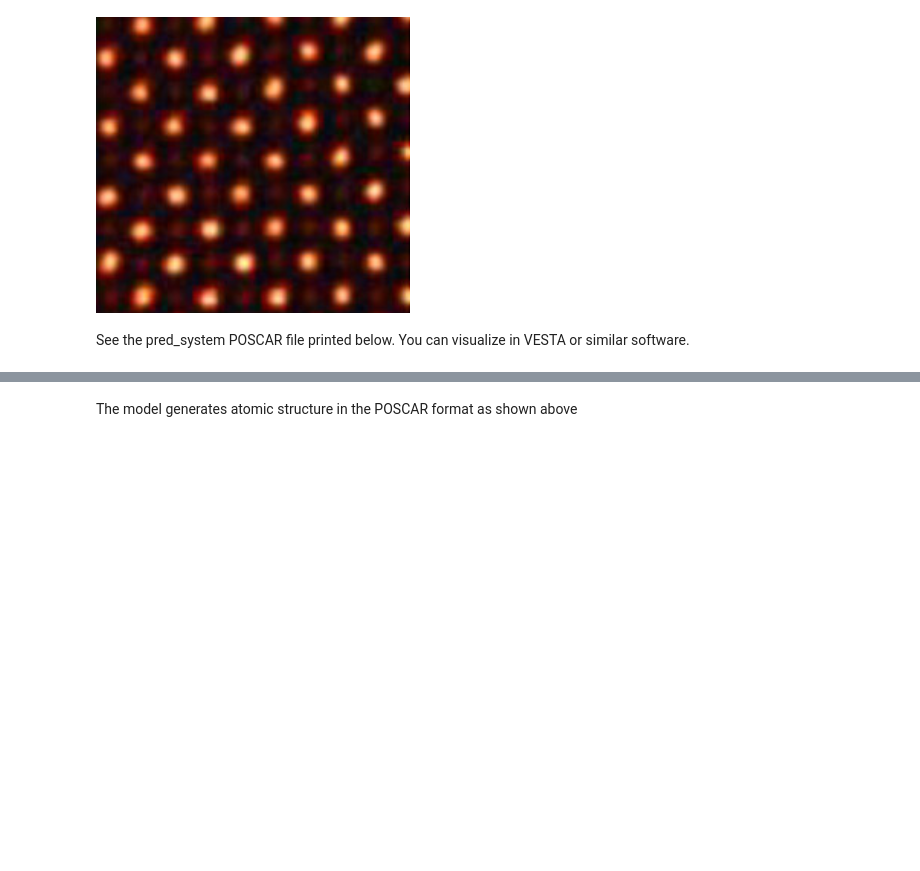
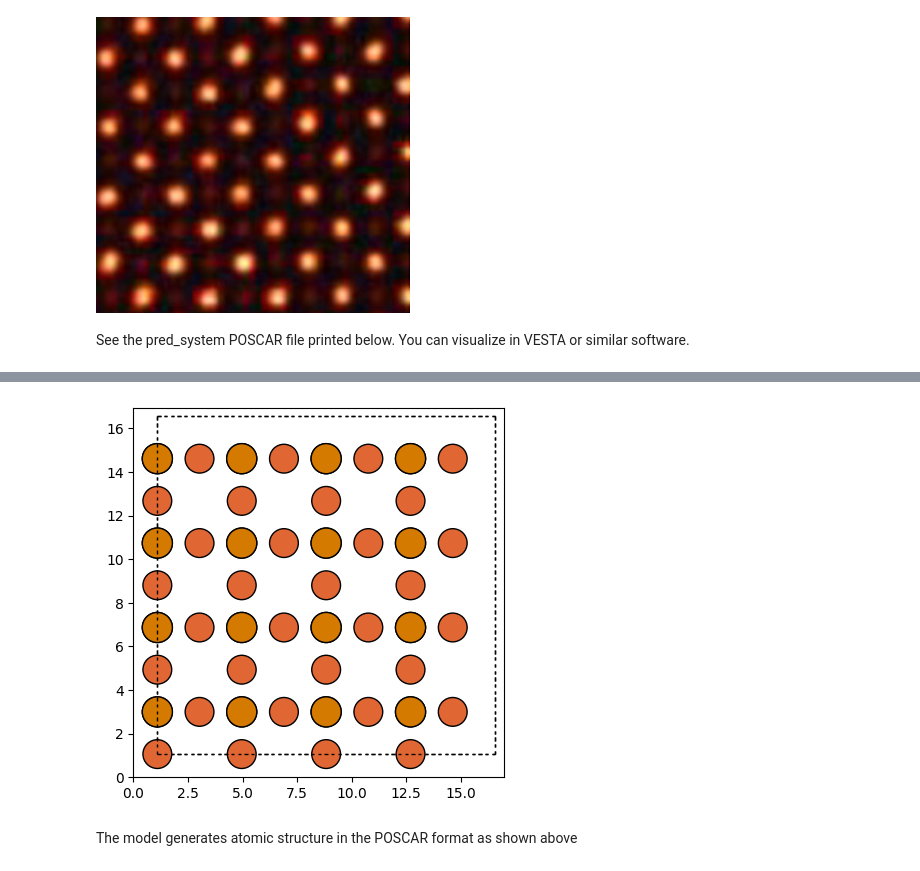
Before and after one commit to pycroscopy/pyAutoMic, a Jupyter notebook: TEM/stemOrchestrator/notebooks/atomGPT_related/MicroscopyGPT.ipynb, the cells around one changed output, grey strips where cells are left out. Saved outputs shown, nothing was run; the diff lists cells and outputs as text; code cells hidden in the pictures; blank space fills up the shorter version.

```diff
--- a/TEM/stemOrchestrator/notebooks/atomGPT_related/MicroscopyGPT.ipynb
+++ b/TEM/stemOrchestrator/notebooks/atomGPT_related/MicroscopyGPT.ipynb
@@ -77,3 +77,33 @@ Wall time: 29.2 s
+# %%
+from ase.io import read
+from ase.visualize import view
+from ase.visualize.plot import plot_atoms
+
+from io import StringIO
+
+# Paste your structure text
+poscar_str = """pred_atoms System
+1.0
+3.87 0.0 0.0
+0.0 3.87 0.0
+0.0 0.0 18.76
+Fe Te
+2 2
+direct
+0.0 0.0 0.5 Fe
+0.5 0.5 0.5 Fe
+0.0 0.5 0.602 Te
+0.0 0.5 0.398 Te
+"""
+
+# Read from string as POSCAR
+atoms = read(StringIO(poscar_str), format='vasp')
+atoms = atoms * (4,4,1)
+fig, ax = plt.subplots()
+plot_atoms(atoms, ax, radii=0.5, rotation=('0x, 0y, 0z'))
+plt.show()
+# %% [output]
+[figure, added]
 # %% [markdown]
 The model generates atomic structure in the POSCAR format as shown above
 # %%
```
Also changed, not shown: parts of 3 cells of this notebook, 4 other files.
